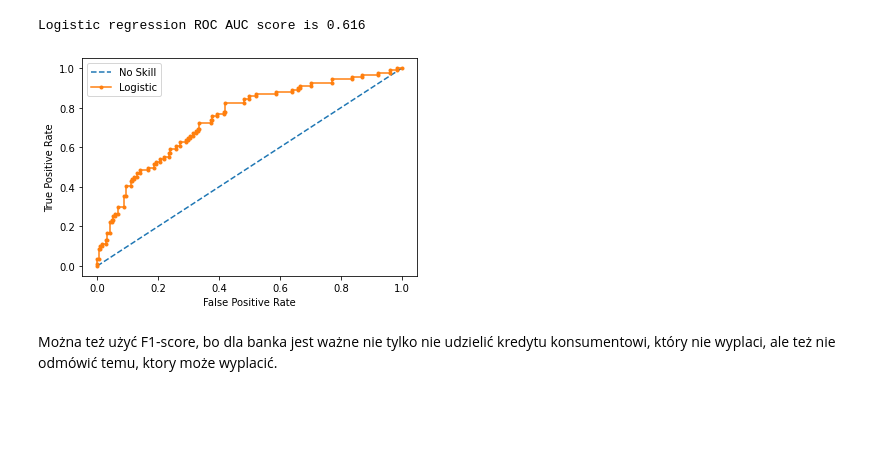
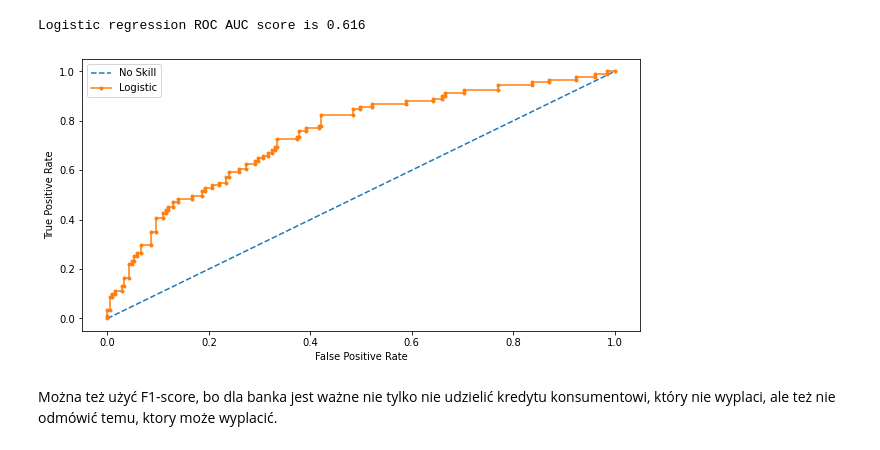
Before and after one commit to kosmobiker/SGH, a Jupyter notebook: SLM/SRD_PD_1.ipynb, the cells around one changed output. Saved outputs shown, nothing was run; the diff lists cells and outputs as text; code cells hidden in the pictures; blank space fills up the shorter version.

```diff
--- a/SLM/SRD_PD_1.ipynb
+++ b/SLM/SRD_PD_1.ipynb
@@ -83,14 +83,15 @@ Logistic regression ROC AUC score is 0.616
 # %%
 probas = clf.predict_proba(X_holdout)[:, 1]
 fpr, tpr, thresholds = roc_curve(y_holdout, probas)
+plt.figure(figsize=(10,5))
 plt.plot([0,1], [0,1], linestyle='--', label='No Skill')
 plt.plot(fpr, tpr, marker='.', label='Logistic')
 plt.xlabel('False Positive Rate')
 plt.ylabel('True Positive Rate')
 plt.legend()
 plt.show()
 # %% [output]
-[figure, old version]
+[figure, new version]
 # %% [markdown]
 Można też użyć F1-score, bo dla banka jest ważne nie tylko nie udzielić kredytu konsumentowi, który nie wyplaci, ale też nie odmówić temu, ktory może wyplacić.
 # %%
```
Also changed, not shown: parts of 16 cells of this notebook, 2 other files.
